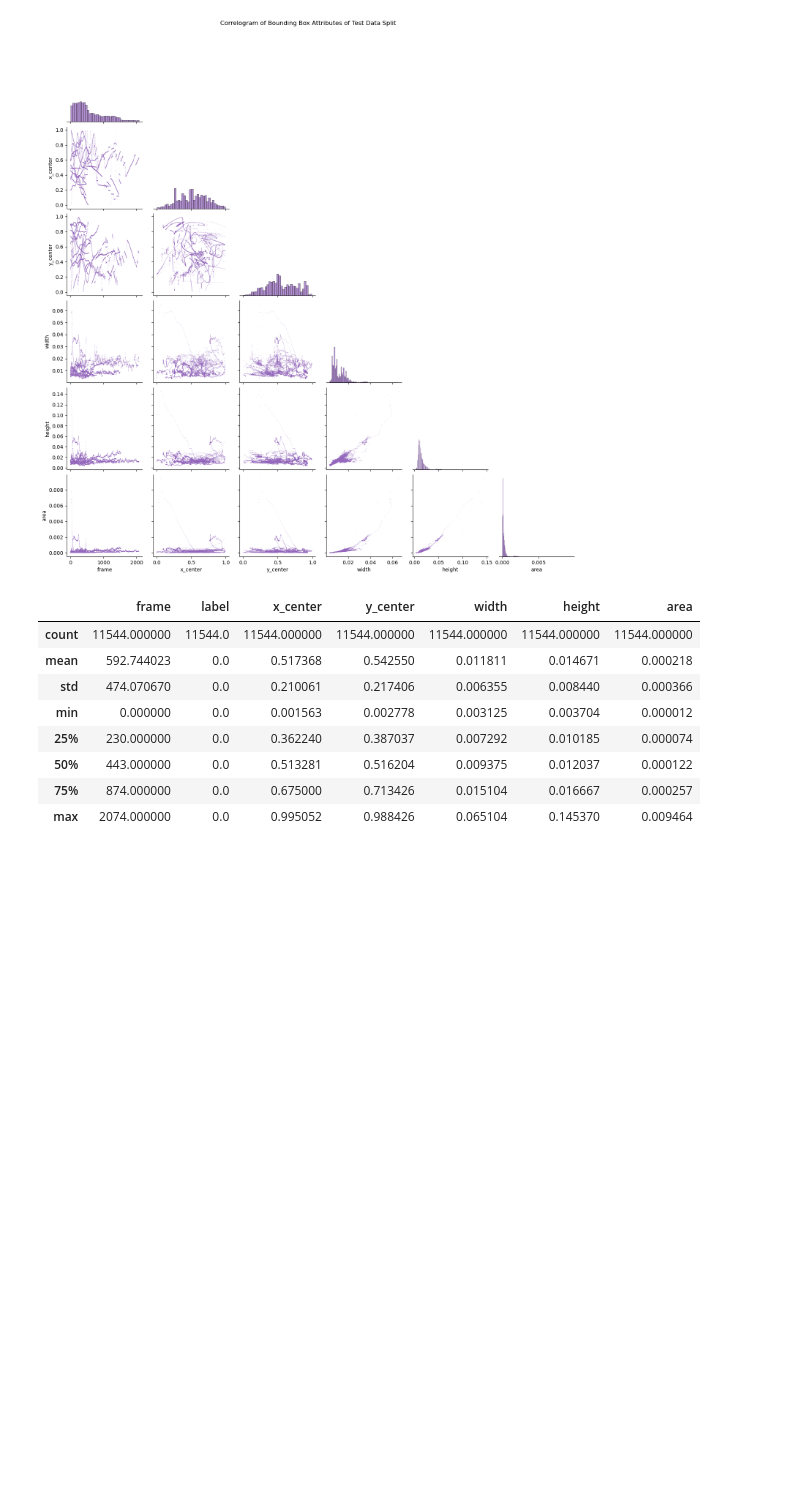
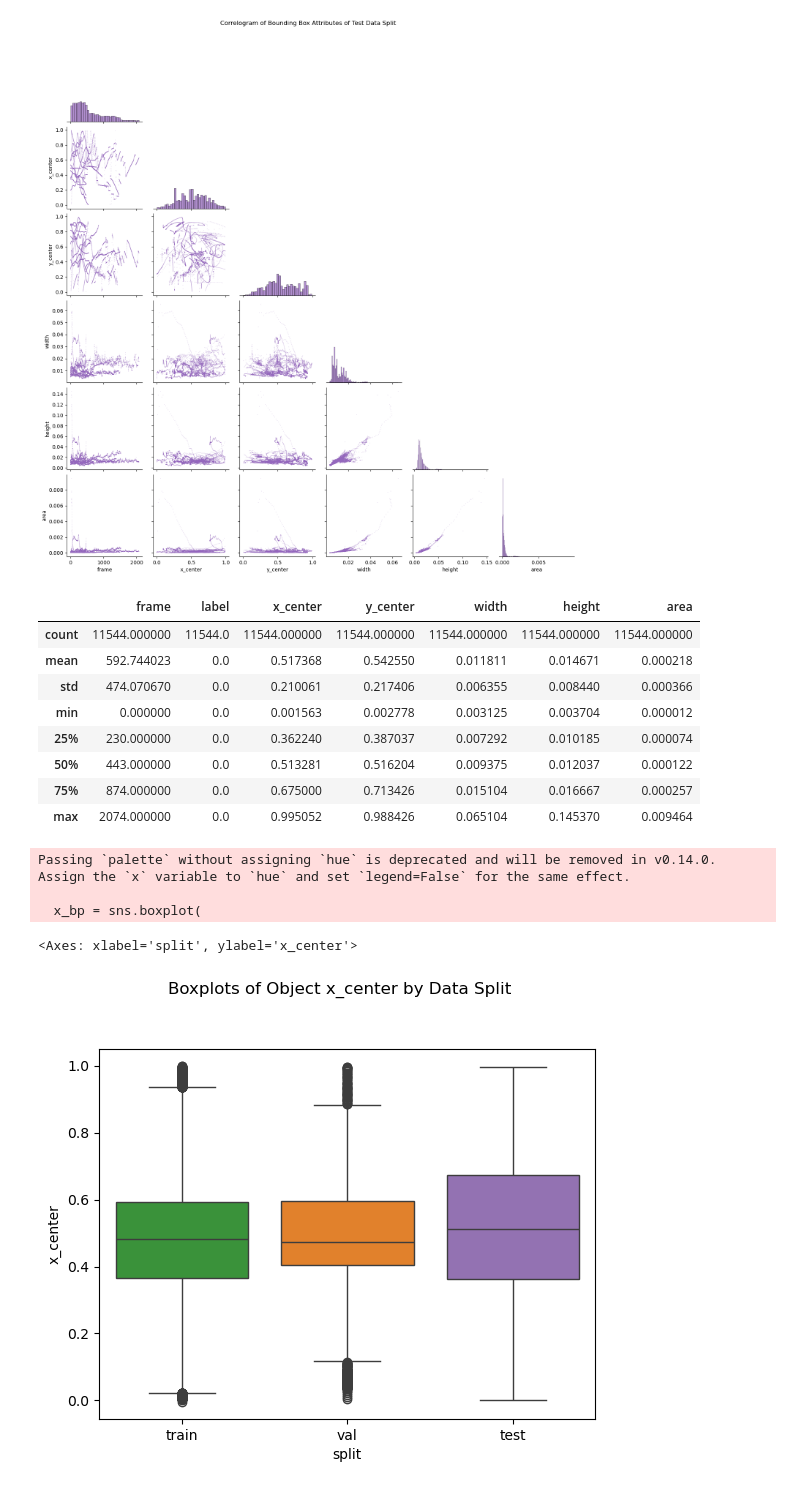
Before and after one commit to amswanson333/synthetic-data-for-object-detection, a Jupyter notebook: 3_data_file_processing.ipynb, the cells around one changed output. Saved outputs shown, nothing was run; the diff lists cells and outputs as text; code cells hidden in the pictures; blank space fills up the shorter version.

Commit message:
added box plot code for annotation data by data split

```diff
--- a/3_data_file_processing.ipynb
+++ b/3_data_file_processing.ipynb
@@ -476,3 +476,25 @@ ann_test.describe()
 | 50% | 443.000000 | 0.0 | 0.513281 | 0.516204 | 0.009375 | 0.012037 | 0.000122 |
 | 75% | 874.000000 | 0.0 | 0.675000 | 0.713426 | 0.015104 | 0.016667 | 0.000257 |
 | max | 2074.000000 | 0.0 | 0.995052 | 0.988426 | 0.065104 | 0.145370 | 0.009464 |
+# %%
+# Create boxplots for the x_center attribute of the annotations separated by split
+
+x_bp = sns.boxplot(
+    data=ann_data_df,
+    x='split',
+    y='x_center',
+    orient='v',
+    palette={'train': 'tab:green', 'val': 'tab:orange', 'test': 'tab:purple'}
+)
+# Add a title to the figure
+x_bp.figure.suptitle('Boxplots of Object x_center by Data Split', y=1.02)
+# Save the figure to the metadata folder
+x_bp.figure.savefig(os.path.join(utils.METADATA_DIR, 'x_center_by_split_boxplot.png'), dpi=300, bbox_inches='tight')
+# Display the figure in-line
+x_bp
+# %% [output]
+Passing `palette` without assigning `hue` is deprecated and will be removed in v0.14.0. Assign the `x` variable to `hue` and set `legend=False` for the same effect.
+
+  x_bp = sns.boxplot(
+<Axes: xlabel='split', ylabel='x_center'>
+[figure, added]
```
Also changed, not shown: parts of 5 cells of this notebook.
